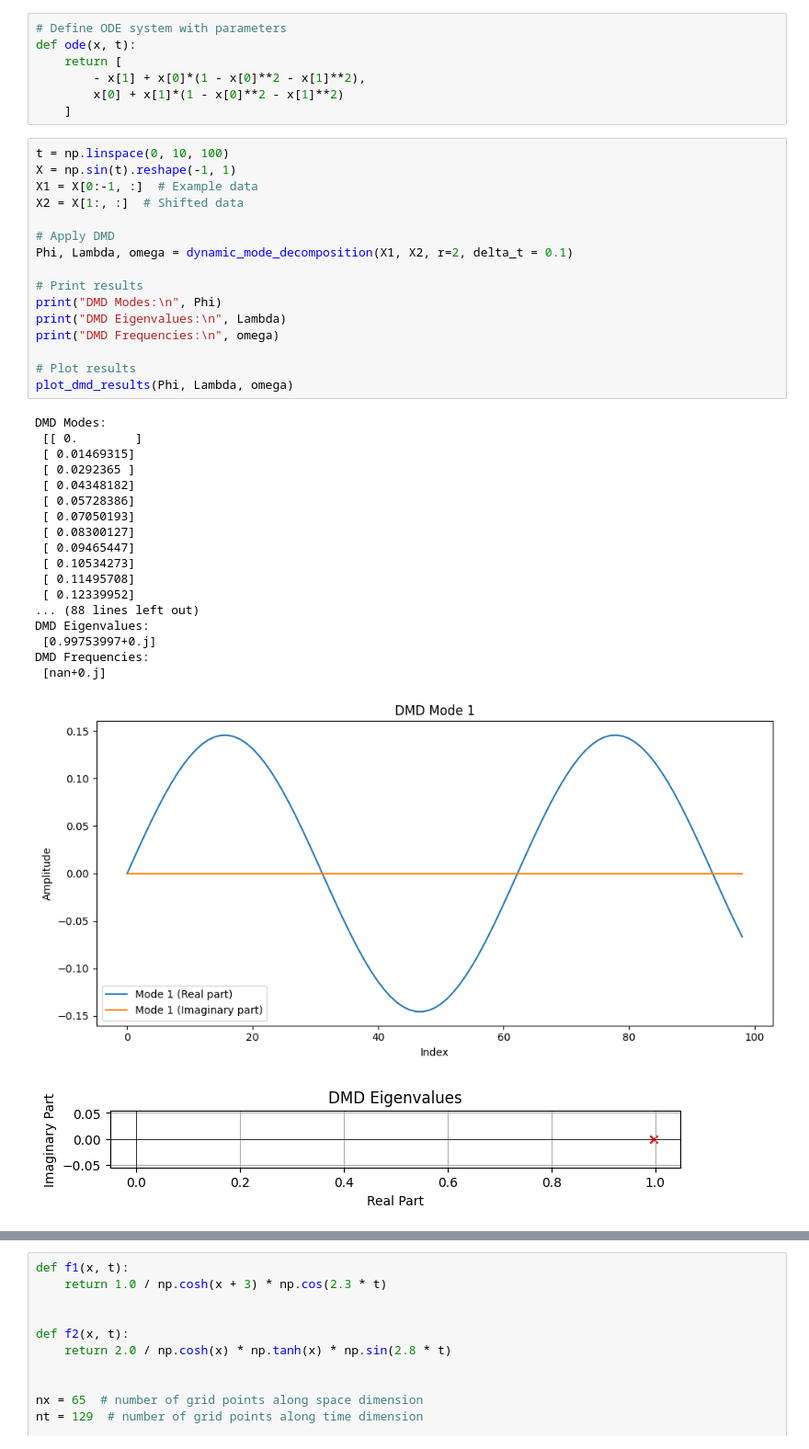
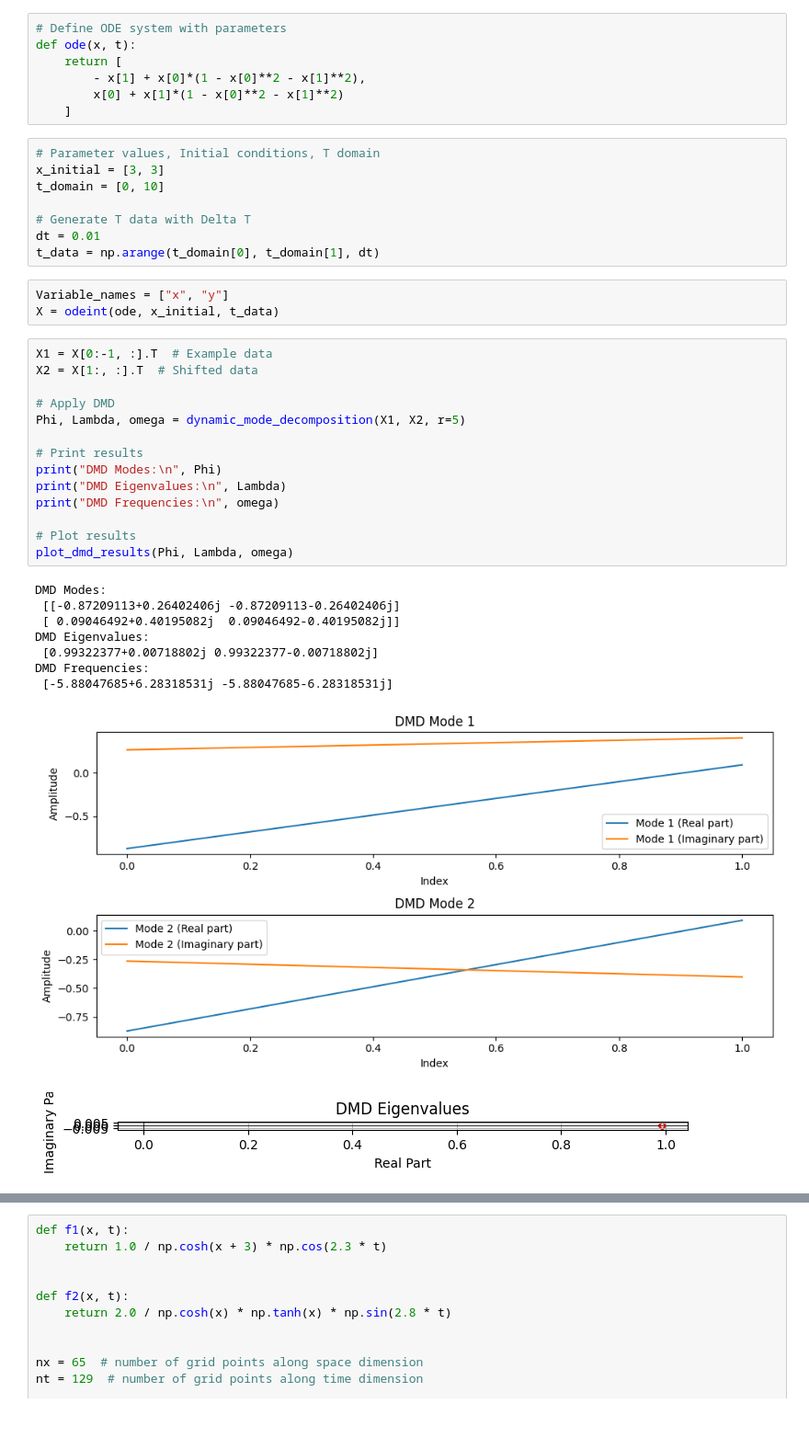
Before and after one commit to KulkarniHrishikesh/PyDMD, a Jupyter notebook: DMD.ipynb, the cells around one changed output, grey strips where cells are left out. Shown at 92% size. Saved outputs shown, nothing was run; the diff lists cells and outputs as text; blank space fills up the shorter version.

Commit message:
Running Example 2

```diff
--- a/DMD.ipynb
+++ b/DMD.ipynb
@@ -423,39 +418,38 @@ def ode(x, t):
         - x[1] + x[0]*(1 - x[0]**2 - x[1]**2),
         x[0] + x[1]*(1 - x[0]**2 - x[1]**2)
     ]
+# %%
+# Parameter values, Initial conditions, T domain
+x_initial = [3, 3]
+t_domain = [0, 10]
+
+# Generate T data with Delta T
+dt = 0.01
+t_data = np.arange(t_domain[0], t_domain[1], dt)
+# %%
+Variable_names = ["x", "y"]
+X = odeint(ode, x_initial, t_data)
 # %%
-t = np.linspace(0, 10, 100)
-X = np.sin(t).reshape(-1, 1)
-X1 = X[0:-1, :]  # Example data
-X2 = X[1:, :]  # Shifted data
+X1 = X[0:-1, :].T  # Example data
+X2 = X[1:, :].T  # Shifted data
 
 # Apply DMD
-Phi, Lambda, omega = dynamic_mode_decomposition(X1, X2, r=2, delta_t = 0.1)
+Phi, Lambda, omega = dynamic_mode_decomposition(X1, X2, r=5)
 
 # Print results
 print("DMD Modes:\n", Phi)
 print("DMD Eigenvalues:\n", Lambda)
 print("DMD Frequencies:\n", omega)
 
 # Plot results
 plot_dmd_results(Phi, Lambda, omega)
 # %% [output]
 DMD Modes:
- [[ 0.        ]
- [ 0.01469315]
- [ 0.0292365 ]
- [ 0.04348182]
- [ 0.05728386]
- [ 0.07050193]
- [ 0.08300127]
- [ 0.09465447]
- [ 0.10534273]
- [ 0.11495708]
- [ 0.12339952]
-... (88 lines left out)
+ [[-0.87209113+0.26402406j -0.87209113-0.26402406j]
+ [ 0.09046492+0.40195082j  0.09046492-0.40195082j]]
 DMD Eigenvalues:
- [0.99753997+0.j]
+ [0.99322377+0.00718802j 0.99322377-0.00718802j]
 DMD Frequencies:
- [nan+0.j]
+ [-5.88047685+6.28318531j -5.88047685-6.28318531j]
-[figure, old version]
+[figure, new version]
-[figure, old version]
+[figure, new version]
```
Also changed, not shown: parts of 5 cells of this notebook.
